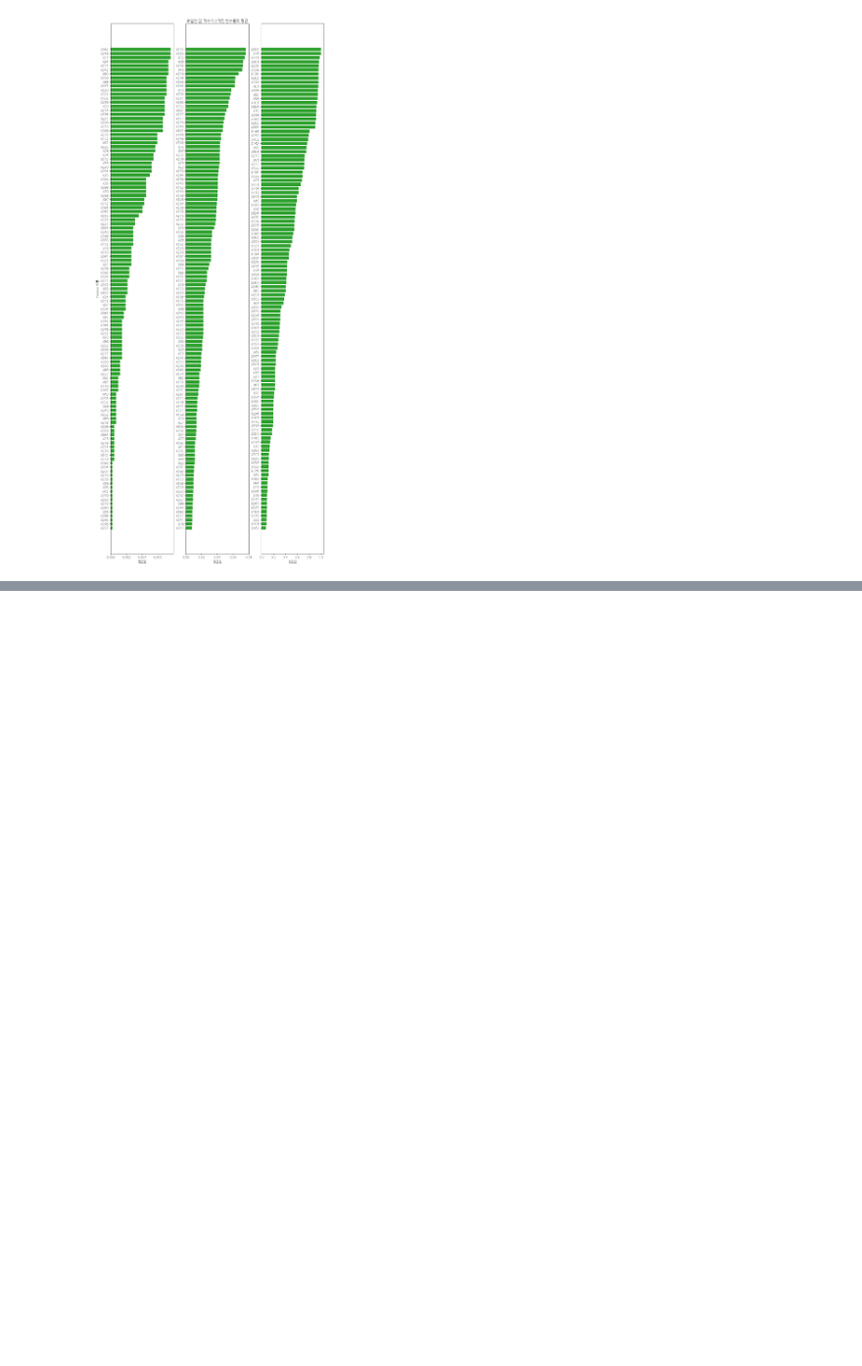
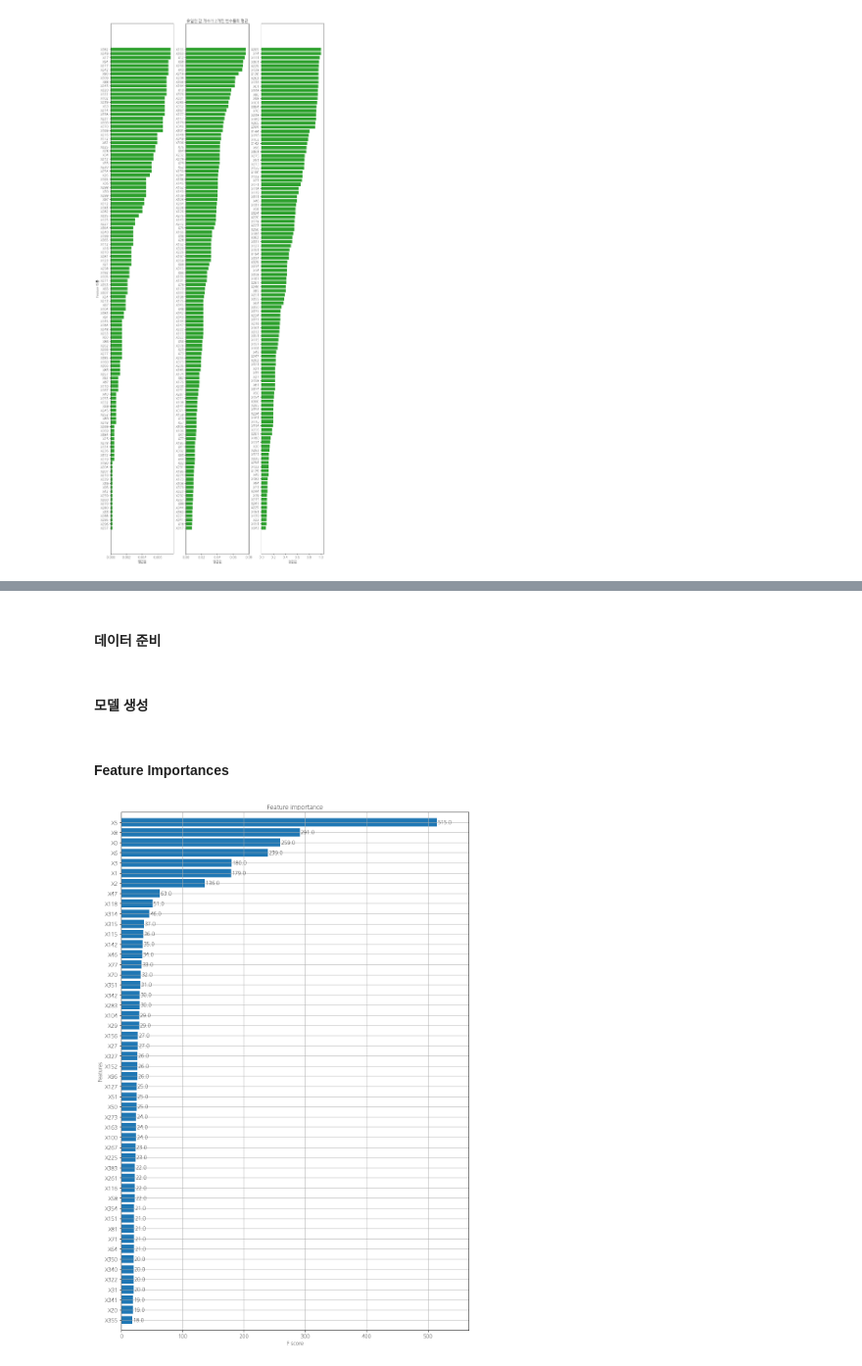
Before and after one commit to yunyun3599/MLStudy, a Jupyter notebook: Data_Anaylsis_And_Machine_Learning/08_car_manufacturing_test_time_prediction/car_manufacturing_test_time_prediction.ipynb, the cells around one changed output, grey strips where cells are left out. Shown at 98% size. Cells and saved outputs as stored; diff of their text form; code cells hidden in the pictures; blank space fills up the shorter version.

```diff
--- a/Data_Anaylsis_And_Machine_Learning/08_car_manufacturing_test_time_prediction/car_manufacturing_test_time_prediction.ipynb
+++ b/Data_Anaylsis_And_Machine_Learning/08_car_manufacturing_test_time_prediction/car_manufacturing_test_time_prediction.ipynb
@@ -276,0 +283,36 @@ plt.show()
+# %%
+for f in ['X0', 'X1', 'X2', 'X3', 'X4', 'X5', 'X6', 'X8']:
+  lbl = preprocessing.LabelEncoder()
+  lbl.fit(list(train_df[f].values))
+  train_df[f] = lbl.transform(list(train_df[f].values))
+# %% [markdown]
+#### 데이터 준비
+# %%
+train_y = train_df['y'].values
+train_X = train_df.drop(["ID", "y"], axis=1)
+# %% [markdown]
+#### 모델 생성
+# %%
+def xgb_r2_score(preds, dtrain):
+  labels = dtrain.get_label()
+  return 'r2', r2_score(labels, preds)
+
+xgb_params = {
+    'eta': 0.05,
+    'max_depth': 6,
+    'subsample': 0.7,
+    'colsample_bytree': 0.7,
+    'objective': 'reg:linear',
+    'silent': 1
+}
+dtrain = xgb.DMatrix(train_X, train_y, feature_names=list(train_X.columns))
+model = xgb.train(dict(xgb_params, silent=0), dtrain, num_boost_round=100, feval=xgb_r2_score, maximize=True)
+# %% [markdown]
+#### Feature Importances
+# %%
+fig, ax = plt.subplots(figsize=(12,18))
+# xgb의 Feature Importance 구하기
+xgb.plot_importance(model, max_num_features=50, height=0.8, ax=ax)
+plt.show()
+# %% [output]
+[figure, added]
```
Also changed, not shown: parts of 9 cells of this notebook.
